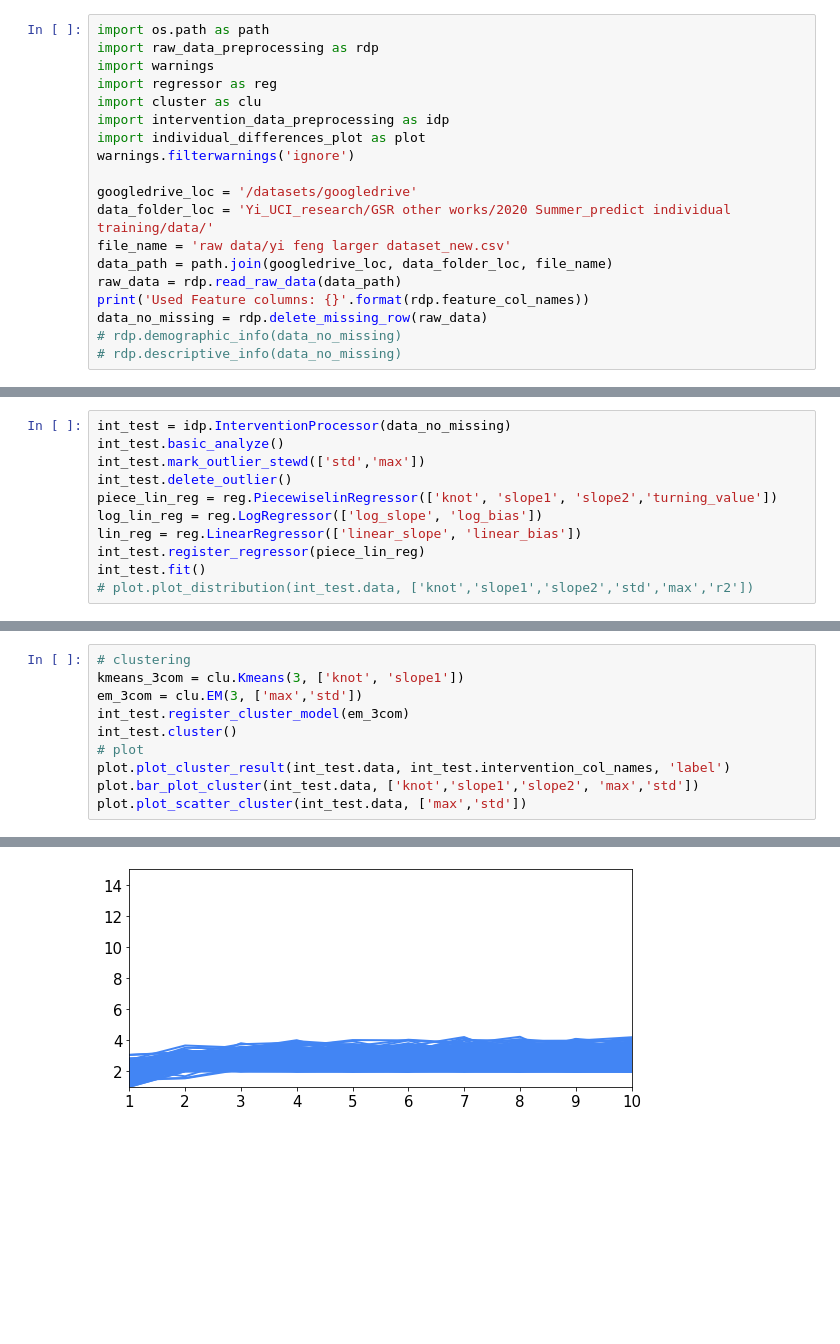
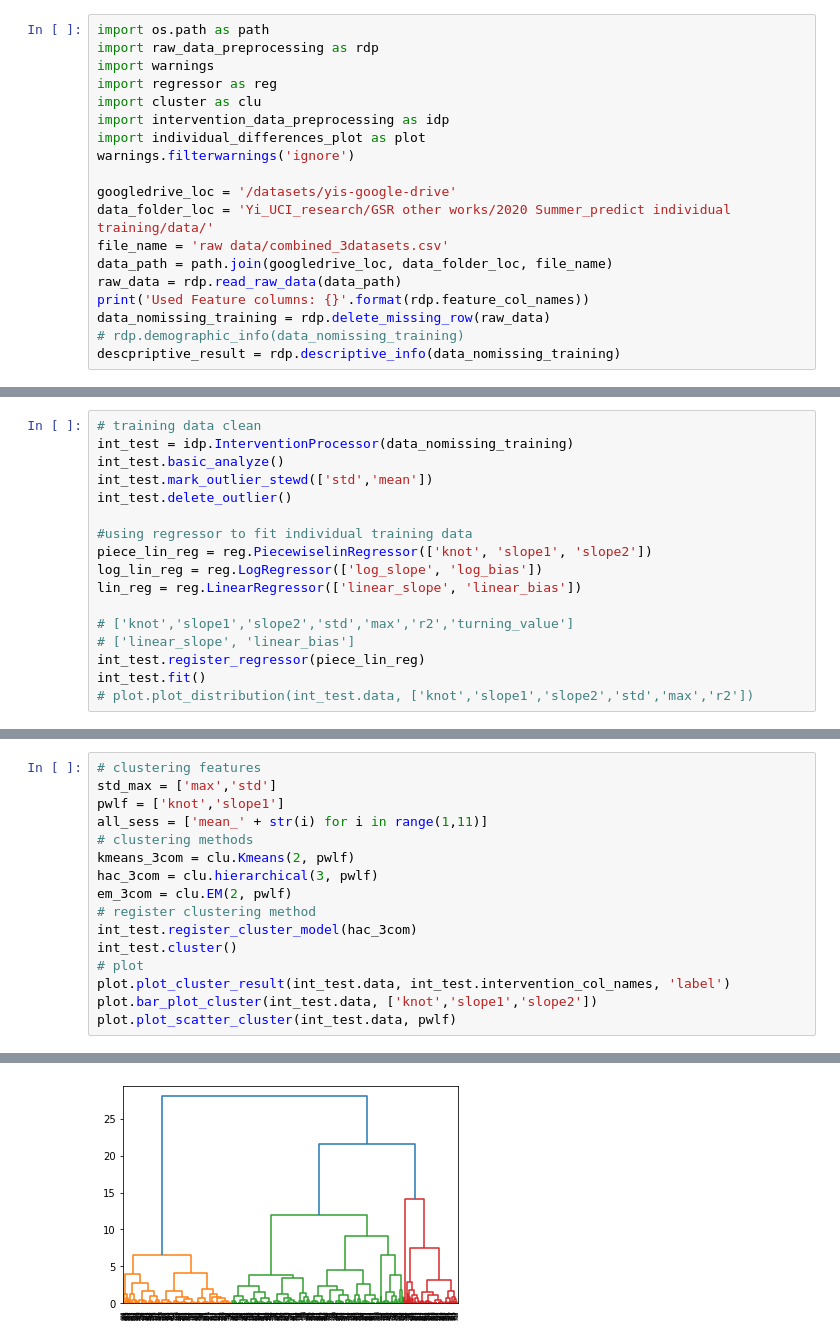
Before and after one commit to YiFeng/IndividualDifference, a Jupyter notebook: indivdiff_ml_pre.ipynb, the cells around one changed output, grey strips where cells are left out. Drawn from its saved outputs; the diff is of its cells as text; blank space fills up the shorter version.

Commit message:
Add dataset 3

```diff
--- a/indivdiff_ml_pre.ipynb
+++ b/indivdiff_ml_pre.ipynb
@@ -8,13 +8,13 @@ import intervention_data_preprocessing as idp
 import individual_differences_plot as plot
 warnings.filterwarnings('ignore')
 
-googledrive_loc = '/datasets/googledrive'
+googledrive_loc = '/datasets/yis-google-drive'
 data_folder_loc = 'Yi_UCI_research/GSR other works/2020 Summer_predict individual training/data/'
-file_name = 'raw data/yi feng larger dataset_new.csv'
+file_name = 'raw data/combined_3datasets.csv'
 data_path = path.join(googledrive_loc, data_folder_loc, file_name)
 raw_data = rdp.read_raw_data(data_path)
 print('Used Feature columns: {}'.format(rdp.feature_col_names))
-data_no_missing = rdp.delete_missing_row(raw_data)
-# rdp.demographic_info(data_no_missing)
-# rdp.descriptive_info(data_no_missing)
+data_nomissing_training = rdp.delete_missing_row(raw_data)
+# rdp.demographic_info(data_nomissing_training)
+descpriptive_result = rdp.descriptive_info(data_nomissing_training)
 # %% [output]
@@ -24,11 +38,17 @@ The sample size of no missing data is 363.
 # %%
-int_test = idp.InterventionProcessor(data_no_missing)
+# training data clean
+int_test = idp.InterventionProcessor(data_nomissing_training)
 int_test.basic_analyze()
-int_test.mark_outlier_stewd(['std','max'])
+int_test.mark_outlier_stewd(['std','mean'])
 int_test.delete_outlier()
-piece_lin_reg = reg.PiecewiselinRegressor(['knot', 'slope1', 'slope2','turning_value'])
+
+#using regressor to fit individual training data
+piece_lin_reg = reg.PiecewiselinRegressor(['knot', 'slope1', 'slope2'])
 log_lin_reg = reg.LogRegressor(['log_slope', 'log_bias'])
 lin_reg = reg.LinearRegressor(['linear_slope', 'linear_bias'])
+
+# ['knot','slope1','slope2','std','max','r2','turning_value']
+# ['linear_slope', 'linear_bias']
 int_test.register_regressor(piece_lin_reg)
 int_test.fit()
 # plot.plot_distribution(int_test.data, ['knot','slope1','slope2','std','max','r2'])
@@ -53,11 +73,17 @@ The sample size that can fit with pwlf: 347
 # %%
-# clustering
-kmeans_3com = clu.Kmeans(3, ['knot', 'slope1'])
-em_3com = clu.EM(3, ['max','std'])
-int_test.register_cluster_model(em_3com)
+# clustering features
+std_max = ['max','std']
+pwlf = ['knot','slope1']
+all_sess = ['mean_' + str(i) for i in range(1,11)]
+# clustering methods
+kmeans_3com = clu.Kmeans(2, pwlf)
+hac_3com = clu.hierarchical(3, pwlf)
+em_3com = clu.EM(2, pwlf)
+# register clustering method
+int_test.register_cluster_model(hac_3com)
 int_test.cluster()
 # plot
 plot.plot_cluster_result(int_test.data, int_test.intervention_col_names, 'label')
-plot.bar_plot_cluster(int_test.data, ['knot','slope1','slope2', 'max','std'])
-plot.plot_scatter_cluster(int_test.data, ['max','std'])
+plot.bar_plot_cluster(int_test.data, ['knot','slope1','slope2'])
+plot.plot_scatter_cluster(int_test.data, pwlf)
 # %% [output]
@@ -73 +96 @@ The mean of each mixture component: [[-0.74145388 -0.7000437 ]
-[figure, old version]
+[figure, new version]
```
Also changed, not shown: parts of 11 cells of this notebook, 11 other files.
